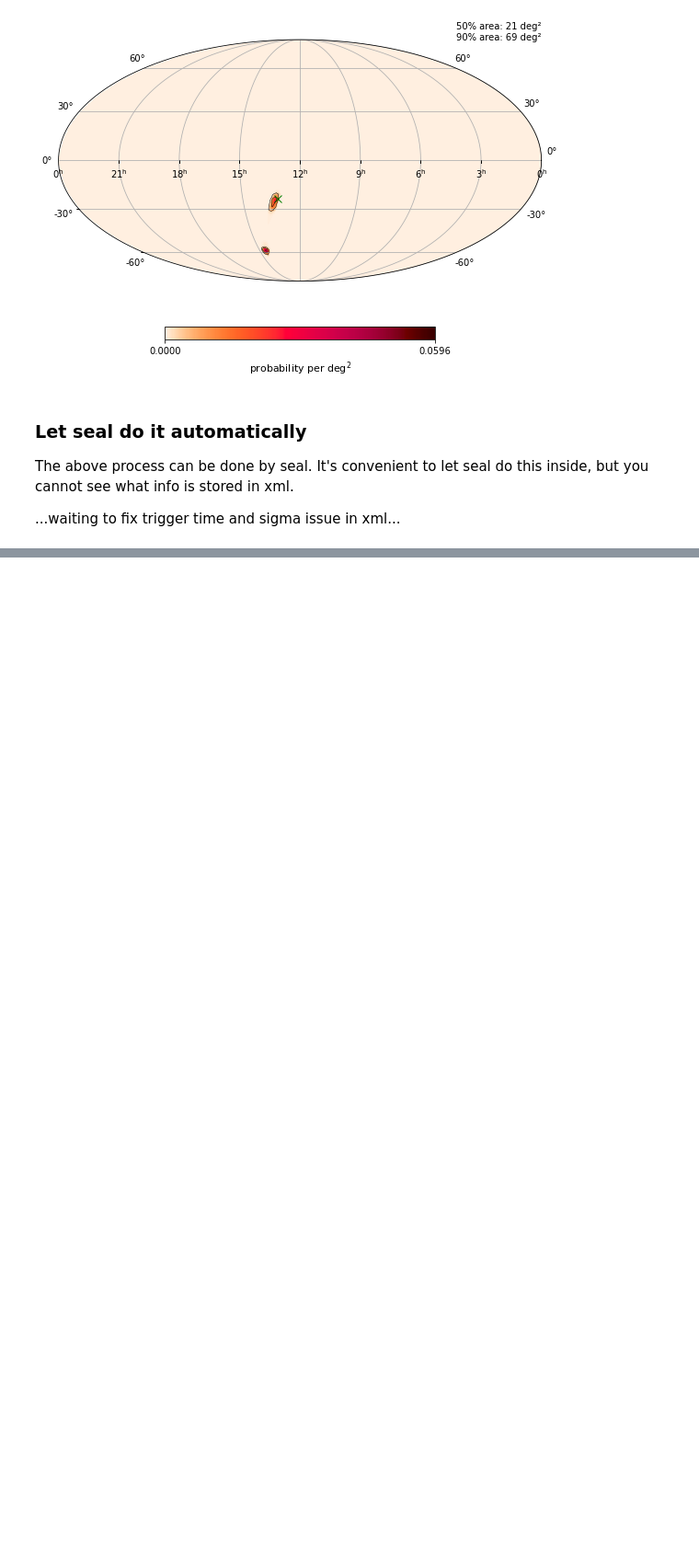
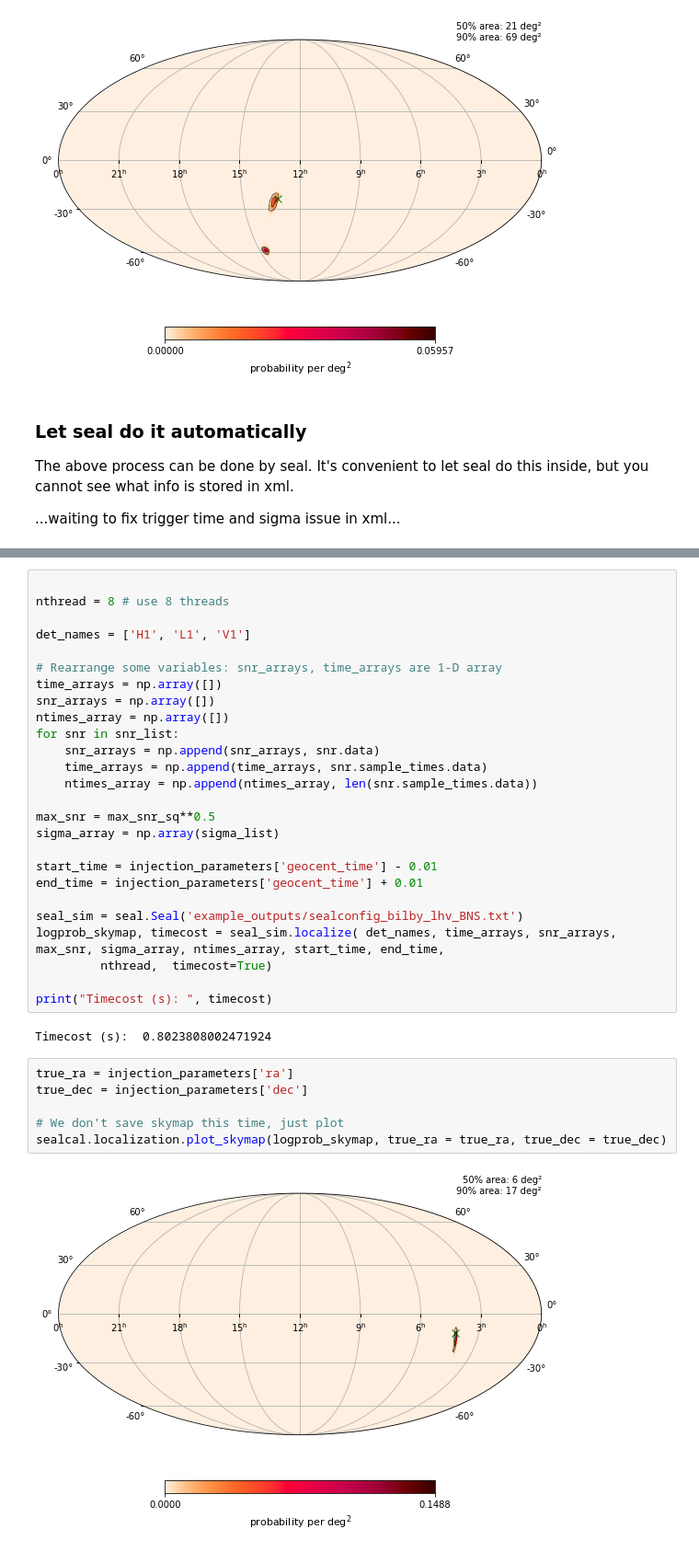
Before and after one commit to MarinerQ/SealGW, a Jupyter notebook: examples/example2-localization.ipynb, the cells around one changed output, grey strips where cells are left out. Shown at 92% size. Drawn from its saved outputs; the diff is of its cells as text; blank space fills up the shorter version.

```diff
--- a/examples/example2-localization.ipynb
+++ b/examples/example2-localization.ipynb
@@ -88,0 +200,36 @@ The above process can be done by seal. It's convenient to let seal do this insid
+# %%
+
+nthread = 8 # use 8 threads
+
+det_names = ['H1', 'L1', 'V1']
+
+# Rearrange some variables: snr_arrays, time_arrays are 1-D array
+time_arrays = np.array([])
+snr_arrays = np.array([])
+ntimes_array = np.array([])
+for snr in snr_list:
+    snr_arrays = np.append(snr_arrays, snr.data)
+    time_arrays = np.append(time_arrays, snr.sample_times.data)
+    ntimes_array = np.append(ntimes_array, len(snr.sample_times.data))
+
+max_snr = max_snr_sq**0.5
+sigma_array = np.array(sigma_list)
+
+start_time = injection_parameters['geocent_time'] - 0.01
+end_time = injection_parameters['geocent_time'] + 0.01
+
+seal_sim = seal.Seal('example_outputs/sealconfig_bilby_lhv_BNS.txt')
+logprob_skymap, timecost = seal_sim.localize( det_names, time_arrays, snr_arrays, max_snr, sigma_array, ntimes_array, start_time, end_time,
+         nthread,  timecost=True)
+
+print("Timecost (s): ", timecost)
+# %% [output]
+Timecost (s):  0.8023808002471924
+# %%
+true_ra = injection_parameters['ra']
+true_dec = injection_parameters['dec']
+
+# We don't save skymap this time, just plot
+sealcal.localization.plot_skymap(logprob_skymap, true_ra = true_ra, true_dec = true_dec)
+# %% [output]
+[figure, added]
```
Also changed, not shown: parts of 8 cells of this notebook, 14 other files.
